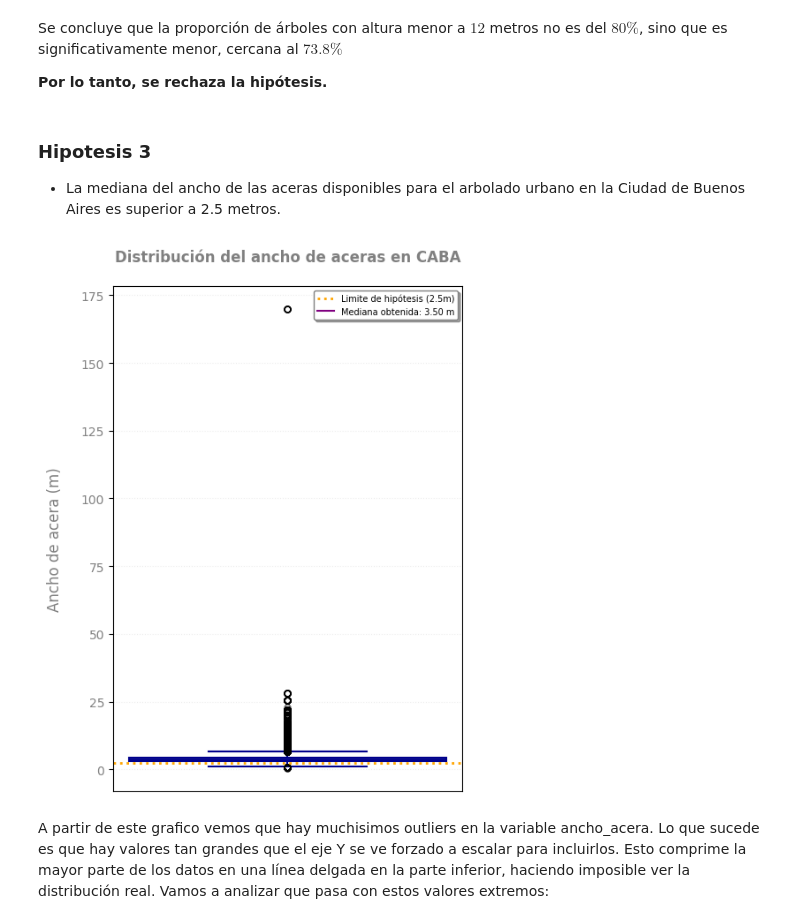
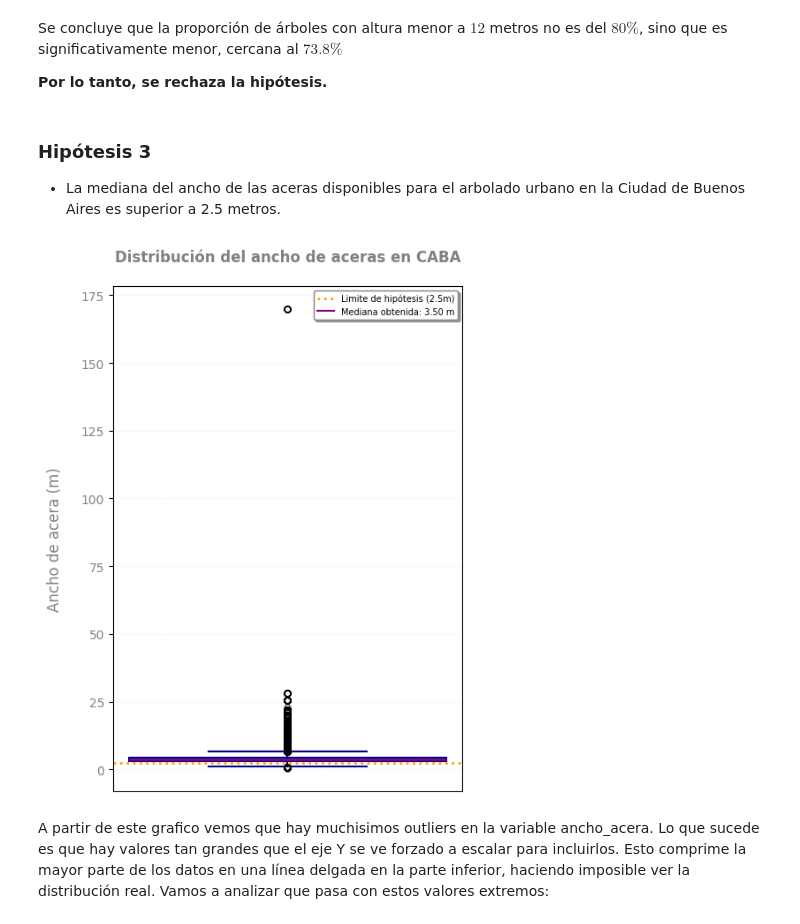
Before and after one commit to valentinabulat/TPFundamentos, a Jupyter notebook: Grupo10-TpeFundamentos.ipynb, the cells around one changed output. Saved outputs shown, nothing was run; the diff lists cells and outputs as text; code cells hidden in the pictures.

```diff
--- a/Grupo10-TpeFundamentos.ipynb
+++ b/Grupo10-TpeFundamentos.ipynb
@@ -418,7 +424,7 @@ plt.show()
 
 **Por lo tanto, se rechaza la hipótesis.**
 # %% [markdown]
-### Hipotesis 3
+### Hipótesis 3
 - La mediana del ancho de las aceras disponibles para el arbolado urbano en la Ciudad de Buenos Aires es superior a 2.5 metros.
 # %%
 datasetH3 = copiaDataset[["ancho_acera"]].copy()
@@ -434,35 +440,35 @@ mediana = datasetH3["ancho_acera"].median()
 plt.figure(figsize=(5, 7))
 
 ax = sns.boxplot(y=datasetH3['ancho_acera'],
                  width=0.4,
                  color='lightblue',
-                 medianprops={'color': 'darkblue', 'linewidth': 2}, # Mediana en azul oscuro y mas gruesa
+                 medianprops={'color': 'purple', 'linewidth': 2}, # Mediana en azul oscuro y mas gruesa
                  boxprops={'edgecolor': 'darkblue', 'linewidth': 1.5}, # Borde de la caja
                  whiskerprops={'color': 'darkblue', 'linewidth': 1.5}, # Bigotes
                  capprops={'color': 'darkblue', 'linewidth': 1.5}, # Tapas de los bigotes
                  flierprops={'marker': 'o', 'markerfacecolor': 'None', 'markeredgecolor': 'black', 'markersize': 5, 'alpha': 0.6} # Outliers
                 )
 
 #Añadir la línea de la Hipótesis (2.5m)
 plt.axhline(y=2.5, color='orange', linestyle=':', linewidth=2, label="Limite de hipótesis (2.5m)") # Label 1 para la leyenda
 
 #Añadir la Mediana a la LEYENDA
 plt.plot([], [], 'purple', label=f'Mediana obtenida: {mediana:.2f} m') # Label 2 para la leyenda
 
 ax.set_title("Distribución del ancho de aceras en CABA", fontsize=12, fontweight='bold', color='gray', pad=20) # Espaciado del título
 ax.set_ylabel("Ancho de acera (m)", fontsize=12, color='gray',labelpad=15) # Espaciado de la etiqueta Y
 
 # la leyenda mostrará AMBOS labels que definimos
 plt.legend(fontsize=7, loc='upper right', frameon=True, edgecolor='gray', shadow=True)
 
 plt.grid(True, linestyle=':', alpha=0.4, color='lightgray') # Grilla más sutil
 plt.yticks(fontsize=10, color='gray') # Estilo de los números del eje Y
 plt.xticks([]) # Oculta los ticks del eje X
 
 plt.tight_layout(rect=[0, 0.03, 1, 0.95])
 plt.show()
 # %% [output]
-[figure, old version]
+[figure, new version]
 # %% [markdown]
 A partir de este grafico vemos que hay muchisimos outliers en la variable ancho_acera. Lo que sucede es que hay valores tan grandes que el eje Y se ve forzado a escalar para incluirlos. Esto comprime la mayor parte de los datos en una línea delgada en la parte inferior, haciendo imposible ver la distribución real. Vamos a analizar que pasa con estos valores extremos:
 # %%
```
Also changed, not shown: parts of 15 cells of this notebook.
